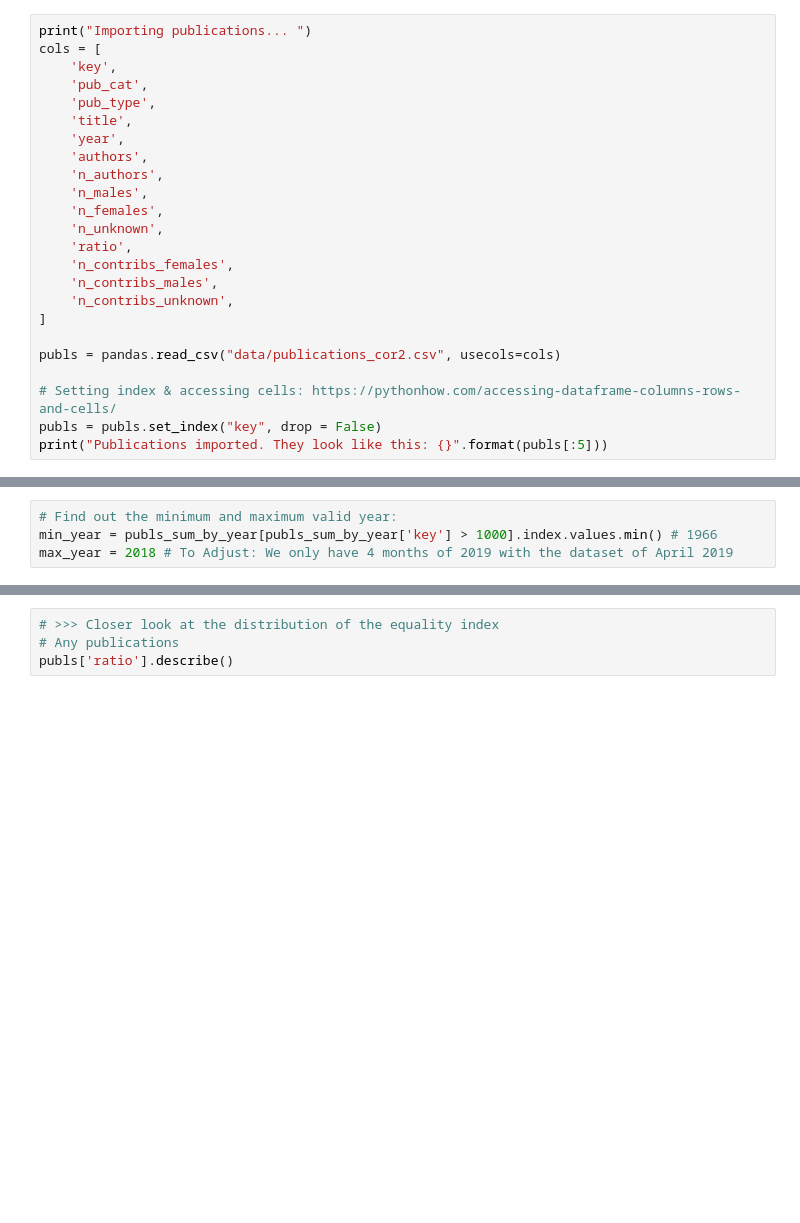
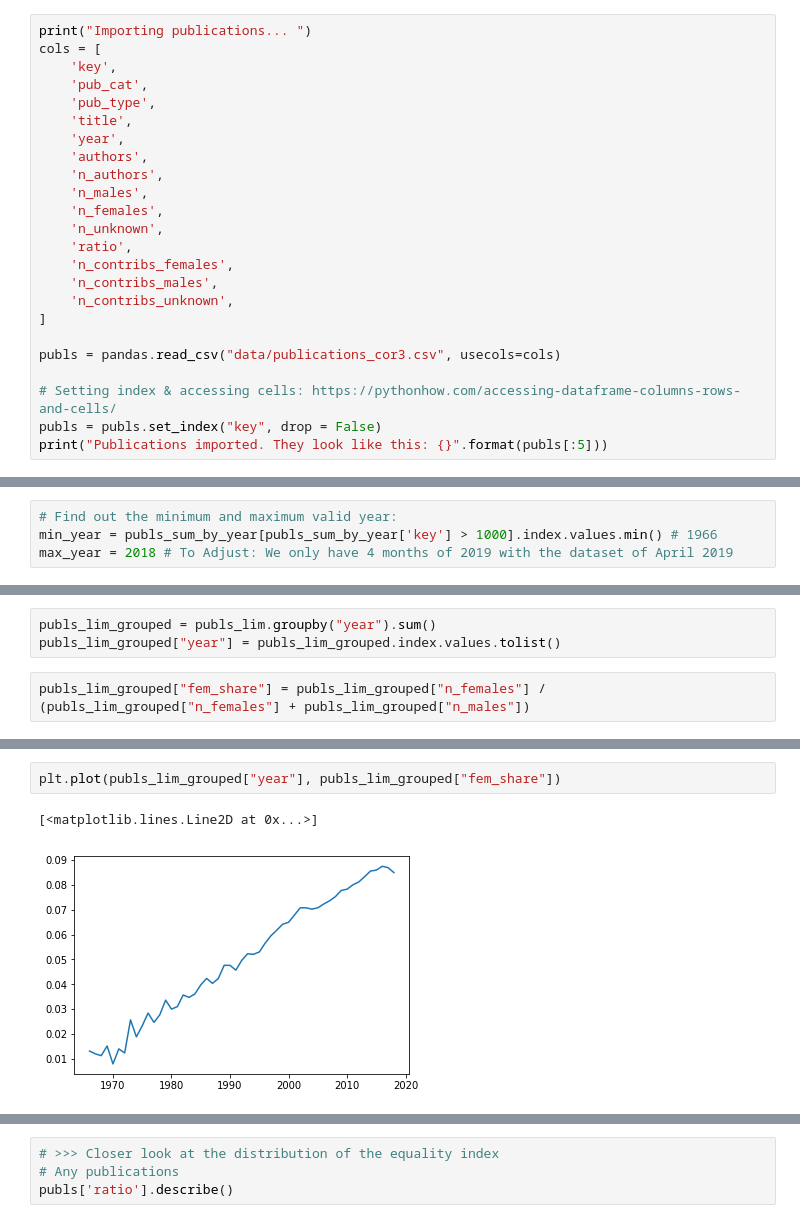
Before and after one commit to LiFaytheGoblin/Gender-Equality-in-CS-Publications, a Jupyter notebook: HypothesisTesting_H6.ipynb, the cells around one changed output, grey strips where cells are left out. Saved outputs shown, nothing was run; the diff lists cells and outputs as text; blank space fills up the shorter version.

```diff
--- a/HypothesisTesting_H6.ipynb
+++ b/HypothesisTesting_H6.ipynb
@@ -23,7 +23,7 @@ cols = [
     'n_contribs_unknown',
 ]
 
-publs = pandas.read_csv("data/publications_cor2.csv", usecols=cols)
+publs = pandas.read_csv("data/publications_cor3.csv", usecols=cols)
 
 # Setting index & accessing cells: https://pythonhow.com/accessing-dataframe-columns-rows-and-cells/
 publs = publs.set_index("key", drop = False)
@@ -80,0 +65,5 @@ publs_lim_cor = publs_lim.corr(method='spearman') # correlation matrix
+# %%
+publs_lim_grouped = publs_lim.groupby("year").sum()
+publs_lim_grouped["year"] = publs_lim_grouped.index.values.tolist()
+# %%
+publs_lim_grouped["fem_share"] = publs_lim_grouped["n_females"] / (publs_lim_grouped["n_females"] + publs_lim_grouped["n_males"])
@@ -81,3 +133,8 @@ publs_lim_cor = publs_lim.corr(method='spearman') # correlation matrix
+# %%
+plt.plot(publs_lim_grouped["year"], publs_lim_grouped["fem_share"])
+# %% [output]
+[<matplotlib.lines.Line2D at 0x...>]
+[figure, added]
 # %%
 # Visualization
 # visualize correlation matrix https://stackoverflow.com/questions/29432629/plot-correlation-matrix-using-pandas
```
Also changed, not shown: parts of 14 cells of this notebook, 1 other file.
